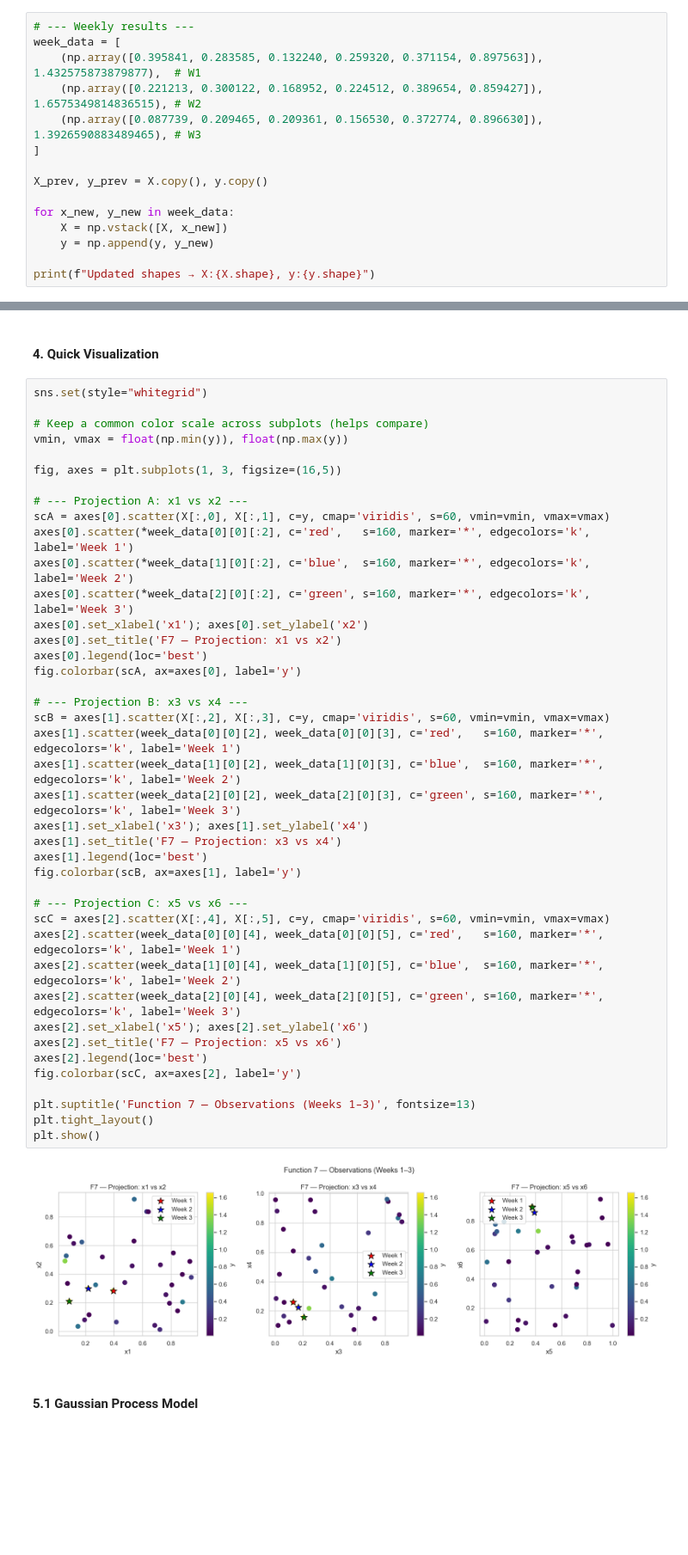
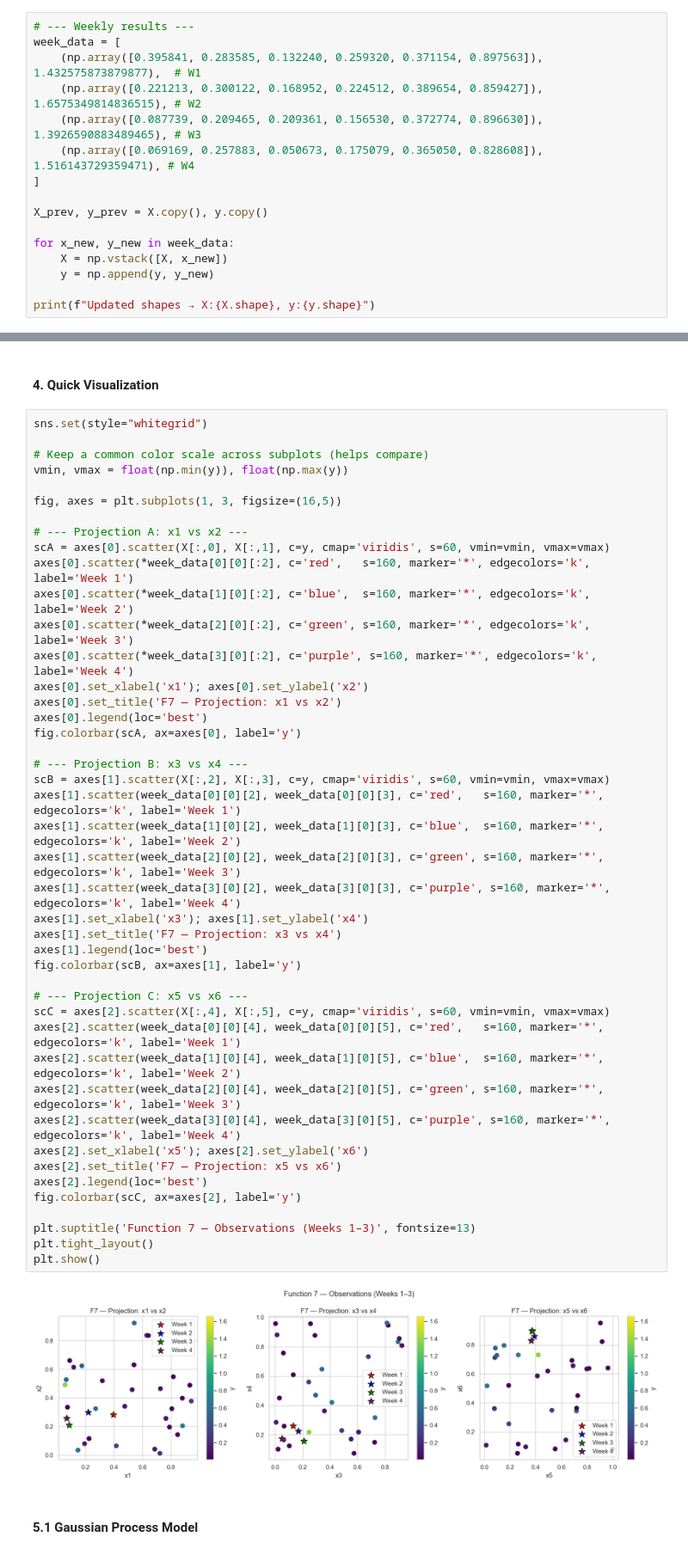
Before and after one commit to ManuelGO/ai-capstone-project, a Jupyter notebook: exploration_notebooks/function7_exploration.ipynb, the cells around one changed output, grey strips where cells are left out. Shown at 86% size. Cells and saved outputs as stored; diff of their text form; blank space fills up the shorter version.

```diff
--- a/exploration_notebooks/function7_exploration.ipynb
+++ b/exploration_notebooks/function7_exploration.ipynb
@@ -34,6 +34,7 @@ week_data = [
     (np.array([0.395841, 0.283585, 0.132240, 0.259320, 0.371154, 0.897563]), 1.432575873879877),  # W1
     (np.array([0.221213, 0.300122, 0.168952, 0.224512, 0.389654, 0.859427]),  1.6575349814836515), # W2
     (np.array([0.087739, 0.209465, 0.209361, 0.156530, 0.372774, 0.896630]),  1.3926590883489465), # W3
+    (np.array([0.069169, 0.257883, 0.050673, 0.175079, 0.365050, 0.828608]),  1.516143729359471), # W4
 ]
 
 X_prev, y_prev = X.copy(), y.copy()
@@ -60,36 +61,39 @@ scA = axes[0].scatter(X[:,0], X[:,1], c=y, cmap='viridis', s=60, vmin=vmin, vmax
 axes[0].scatter(*week_data[0][0][:2], c='red',   s=160, marker='*', edgecolors='k', label='Week 1')
 axes[0].scatter(*week_data[1][0][:2], c='blue',  s=160, marker='*', edgecolors='k', label='Week 2')
 axes[0].scatter(*week_data[2][0][:2], c='green', s=160, marker='*', edgecolors='k', label='Week 3')
+axes[0].scatter(*week_data[3][0][:2], c='purple', s=160, marker='*', edgecolors='k', label='Week 4')
 axes[0].set_xlabel('x1'); axes[0].set_ylabel('x2')
 axes[0].set_title('F7 — Projection: x1 vs x2')
 axes[0].legend(loc='best')
 fig.colorbar(scA, ax=axes[0], label='y')
 
 # --- Projection B: x3 vs x4 ---
 scB = axes[1].scatter(X[:,2], X[:,3], c=y, cmap='viridis', s=60, vmin=vmin, vmax=vmax)
 axes[1].scatter(week_data[0][0][2], week_data[0][0][3], c='red',   s=160, marker='*', edgecolors='k', label='Week 1')
 axes[1].scatter(week_data[1][0][2], week_data[1][0][3], c='blue',  s=160, marker='*', edgecolors='k', label='Week 2')
 axes[1].scatter(week_data[2][0][2], week_data[2][0][3], c='green', s=160, marker='*', edgecolors='k', label='Week 3')
+axes[1].scatter(week_data[3][0][2], week_data[3][0][3], c='purple', s=160, marker='*', edgecolors='k', label='Week 4')
 axes[1].set_xlabel('x3'); axes[1].set_ylabel('x4')
 axes[1].set_title('F7 — Projection: x3 vs x4')
 axes[1].legend(loc='best')
 fig.colorbar(scB, ax=axes[1], label='y')
 
 # --- Projection C: x5 vs x6 ---
 scC = axes[2].scatter(X[:,4], X[:,5], c=y, cmap='viridis', s=60, vmin=vmin, vmax=vmax)
 axes[2].scatter(week_data[0][0][4], week_data[0][0][5], c='red',   s=160, marker='*', edgecolors='k', label='Week 1')
 axes[2].scatter(week_data[1][0][4], week_data[1][0][5], c='blue',  s=160, marker='*', edgecolors='k', label='Week 2')
 axes[2].scatter(week_data[2][0][4], week_data[2][0][5], c='green', s=160, marker='*', edgecolors='k', label='Week 3')
+axes[2].scatter(week_data[3][0][4], week_data[3][0][5], c='purple', s=160, marker='*', edgecolors='k', label='Week 4')
 axes[2].set_xlabel('x5'); axes[2].set_ylabel('x6')
 axes[2].set_title('F7 — Projection: x5 vs x6')
 axes[2].legend(loc='best')
 fig.colorbar(scC, ax=axes[2], label='y')
 
 plt.suptitle('Function 7 — Observations (Weeks 1–3)', fontsize=13)
 plt.tight_layout()
 plt.show()
 # %% [output]
-[figure, old version]
+[figure, new version]
 # %% [markdown]
 #### 5.1 Gaussian Process Model
 # %%
```
Also changed, not shown: parts of 5 cells of this notebook, 34 other files.
